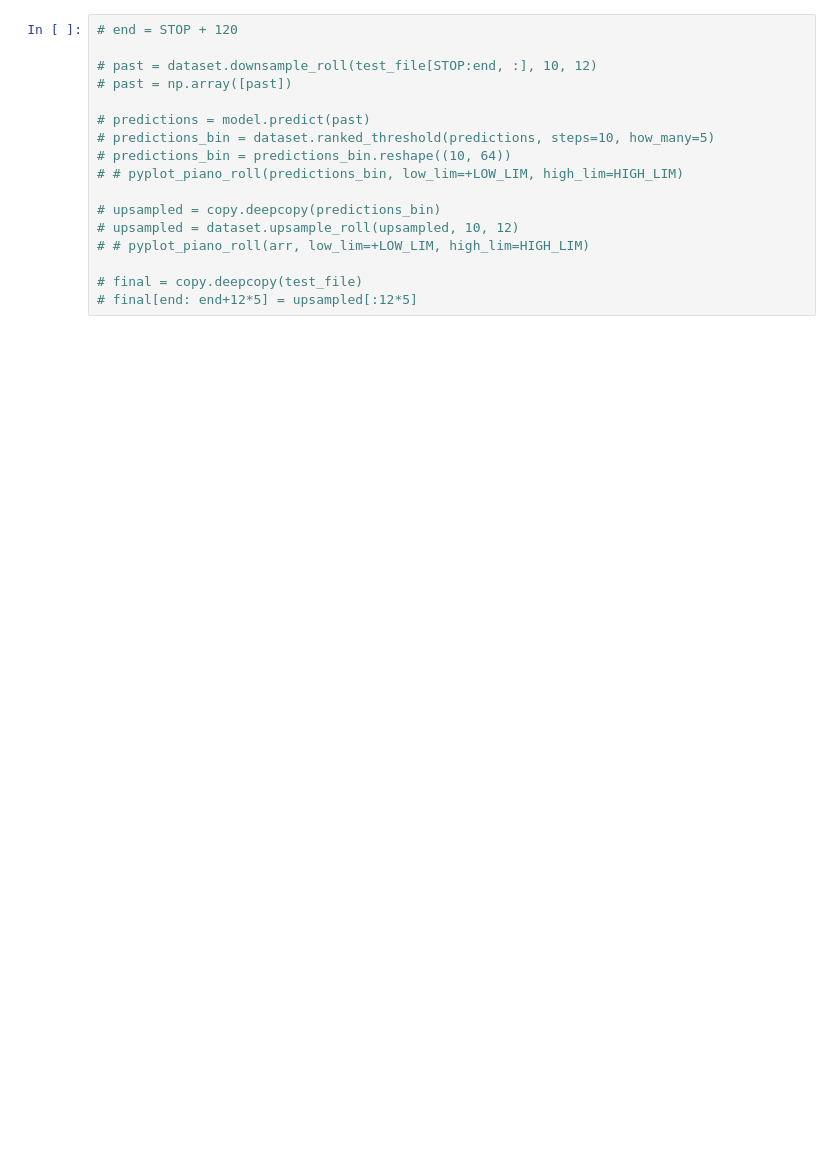
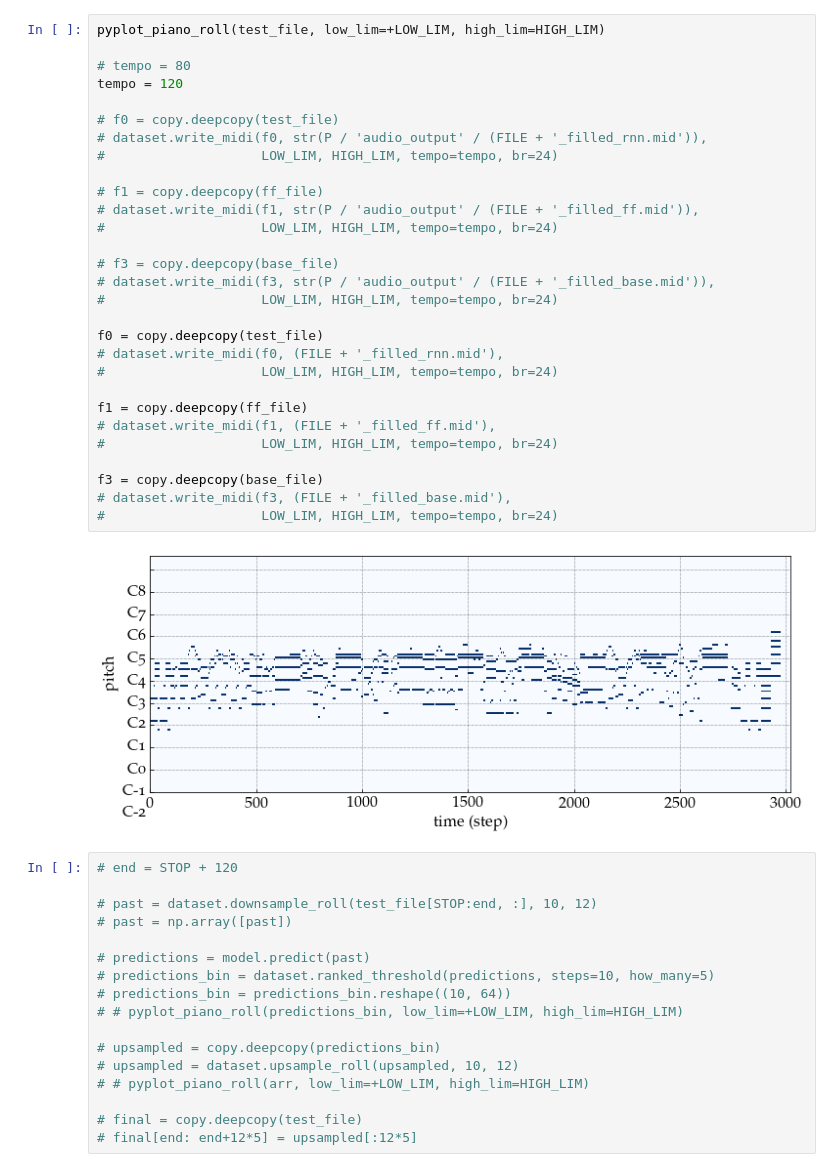
Before and after one commit to paolo-26/NMP, a Jupyter notebook: fill_gaps.ipynb, the cells around one changed output. Cells and saved outputs as stored; diff of their text form; blank space fills up the shorter version.

```diff
--- a/fill_gaps.ipynb
+++ b/fill_gaps.ipynb
@@ -117,3 +304,34 @@ dataset.write_midi(f0, str(P / 'audio_output' / (FILE + '_filled_rnn.mid')),
+# %%
+pyplot_piano_roll(test_file, low_lim=+LOW_LIM, high_lim=HIGH_LIM)
+
+# tempo = 80
+tempo = 120
+
+# f0 = copy.deepcopy(test_file)
+# dataset.write_midi(f0, str(P / 'audio_output' / (FILE + '_filled_rnn.mid')),
+#                    LOW_LIM, HIGH_LIM, tempo=tempo, br=24)
+
+# f1 = copy.deepcopy(ff_file)
+# dataset.write_midi(f1, str(P / 'audio_output' / (FILE + '_filled_ff.mid')),
+#                    LOW_LIM, HIGH_LIM, tempo=tempo, br=24)
+
+# f3 = copy.deepcopy(base_file)
+# dataset.write_midi(f3, str(P / 'audio_output' / (FILE + '_filled_base.mid')),
+#                    LOW_LIM, HIGH_LIM, tempo=tempo, br=24)
+
+f0 = copy.deepcopy(test_file)
+# dataset.write_midi(f0, (FILE + '_filled_rnn.mid'),
+#                    LOW_LIM, HIGH_LIM, tempo=tempo, br=24)
+
+f1 = copy.deepcopy(ff_file)
+# dataset.write_midi(f1, (FILE + '_filled_ff.mid'),
+#                    LOW_LIM, HIGH_LIM, tempo=tempo, br=24)
+
+f3 = copy.deepcopy(base_file)
+# dataset.write_midi(f3, (FILE + '_filled_base.mid'),
+#                    LOW_LIM, HIGH_LIM, tempo=tempo, br=24)
+# %% [output]
+[figure, added]
 # %%
 # end = STOP + 120
 
```
Also changed, not shown: parts of 17 cells of this notebook.
